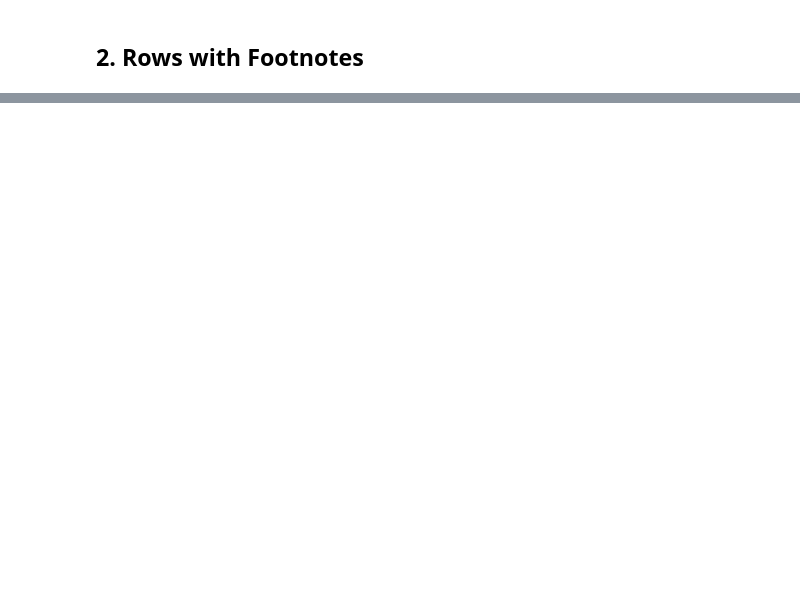
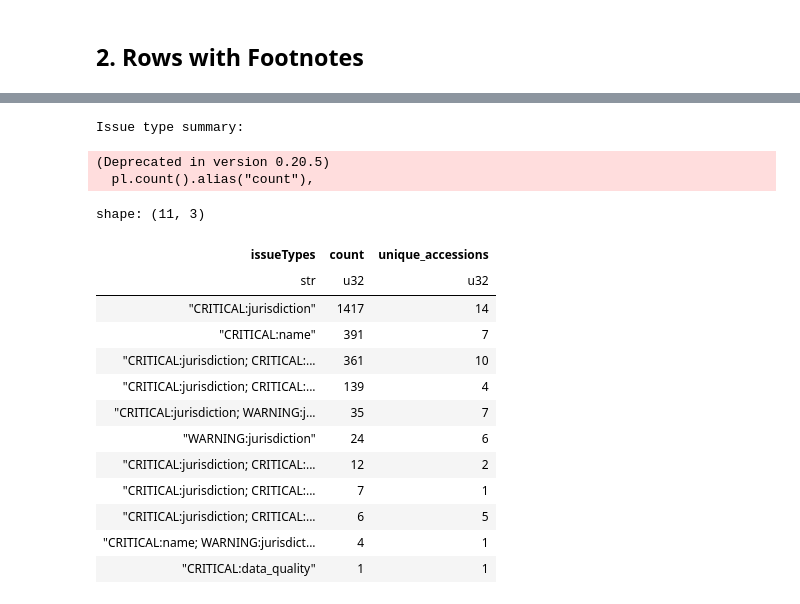
Before and after one commit to vicky469/financial-graph, a Jupyter notebook: backend/src/data_source/sec/notebook/analyze_subsidiaries.ipynb, the cells around one changed output, grey strips where cells are left out. Saved outputs shown, nothing was run; the diff lists cells and outputs as text; code cells hidden in the pictures; blank space fills up the shorter version.

```diff
--- a/backend/src/data_source/sec/notebook/analyze_subsidiaries.ipynb
+++ b/backend/src/data_source/sec/notebook/analyze_subsidiaries.ipynb
@@ -249,0 +288,27 @@ FootnoteNumber: Accessions
+# %%
+# Filter records that need review
+df_flagged = df_validated.filter(pl.col("needsReview") == "true")
+
+print(f"Total flagged records: {len(df_flagged):,}")
+print(f"Percentage flagged: {(len(df_flagged) / len(df_validated) * 100):.2f}%")
+
+# Get unique accessions with flagged records
+flagged_accessions = df_flagged["Accession"].unique().sort()
+print(f"\nUnique accessions with flagged records: {len(flagged_accessions):,}")
+print("\nList of flagged accessions:")
+for i, accession in enumerate(flagged_accessions):
+    print(f"{i+1:3d}. {accession}")
+
+# Show all flagged records with required columns
+flagged_display = df_flagged.select([
+    "Accession",
+    "URL",
+    "Subsidiary",
+    "Jurisdiction",
+    "qualityScore",
+    "flaggedIssues",
+    "issueTypes"
+]).sort("Accession")
+
+print(f"\nAll {len(flagged_display):,} flagged records:")
+flagged_display
@@ -249,0 +352,27 @@ FootnoteNumber: Accessions
+# %%
+# Summary by issue type
+issue_summary = df_flagged.group_by("issueTypes").agg([
+    pl.count().alias("count"),
+    pl.col("Accession").n_unique().alias("unique_accessions")
+]).sort("count", descending=True)
+
+print("Issue type summary:")
+issue_summary
+# %% [output]
+Issue type summary:
+(Deprecated in version 0.20.5)
+  pl.count().alias("count"),
+shape: (11, 3)
+| issueTypes | count | unique_accessions |
+| str | u32 | u32 |
+| "CRITICAL:jurisdiction" | 1417 | 14 |
+| "CRITICAL:name" | 391 | 7 |
+| "CRITICAL:jurisdiction; CRITICAL:... | 361 | 10 |
+| "CRITICAL:jurisdiction; CRITICAL:... | 139 | 4 |
+| "CRITICAL:jurisdiction; WARNING:j... | 35 | 7 |
+| "WARNING:jurisdiction" | 24 | 6 |
+| "CRITICAL:jurisdiction; CRITICAL:... | 12 | 2 |
+| "CRITICAL:jurisdiction; CRITICAL:... | 7 | 1 |
+| "CRITICAL:jurisdiction; CRITICAL:... | 6 | 5 |
+| "CRITICAL:name; WARNING:jurisdict... | 4 | 1 |
+| "CRITICAL:data_quality" | 1 | 1 |
```
Also changed, not shown: parts of 12 cells of this notebook, 45 other files.
